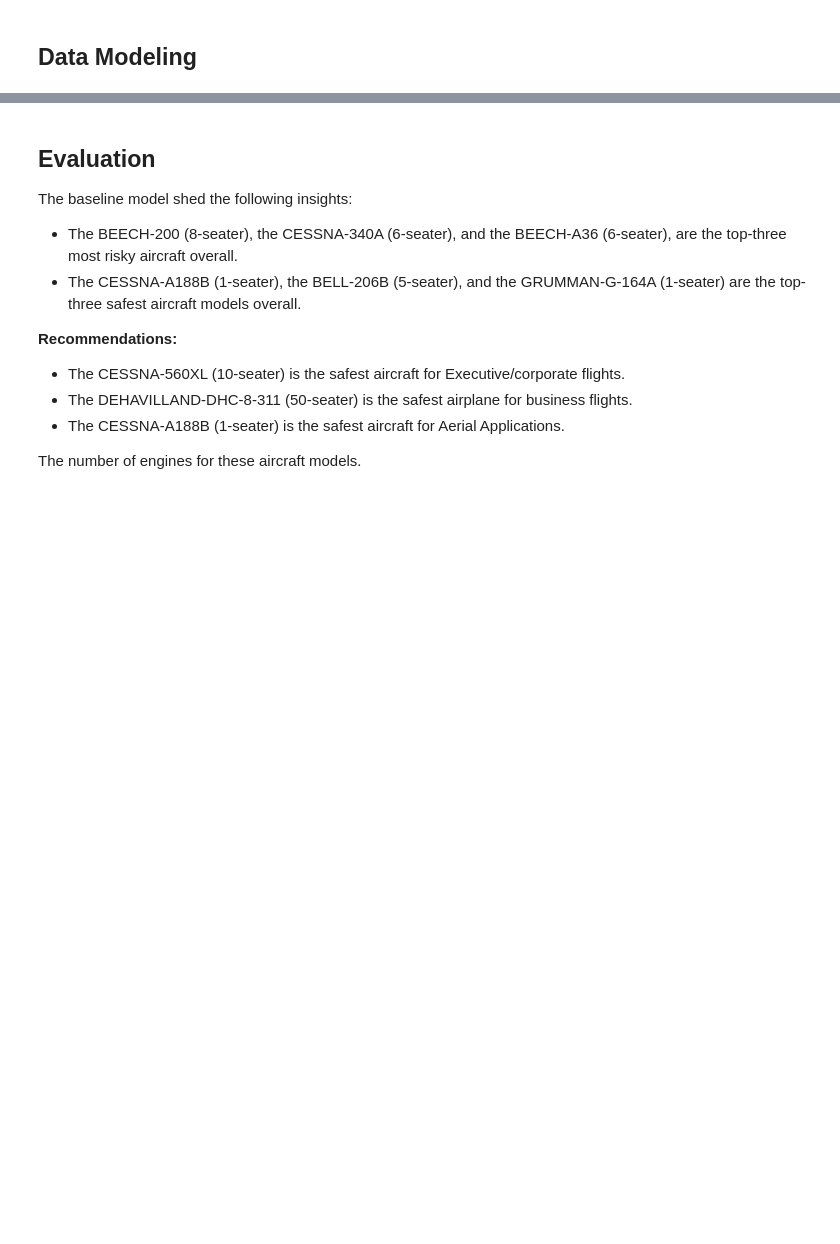
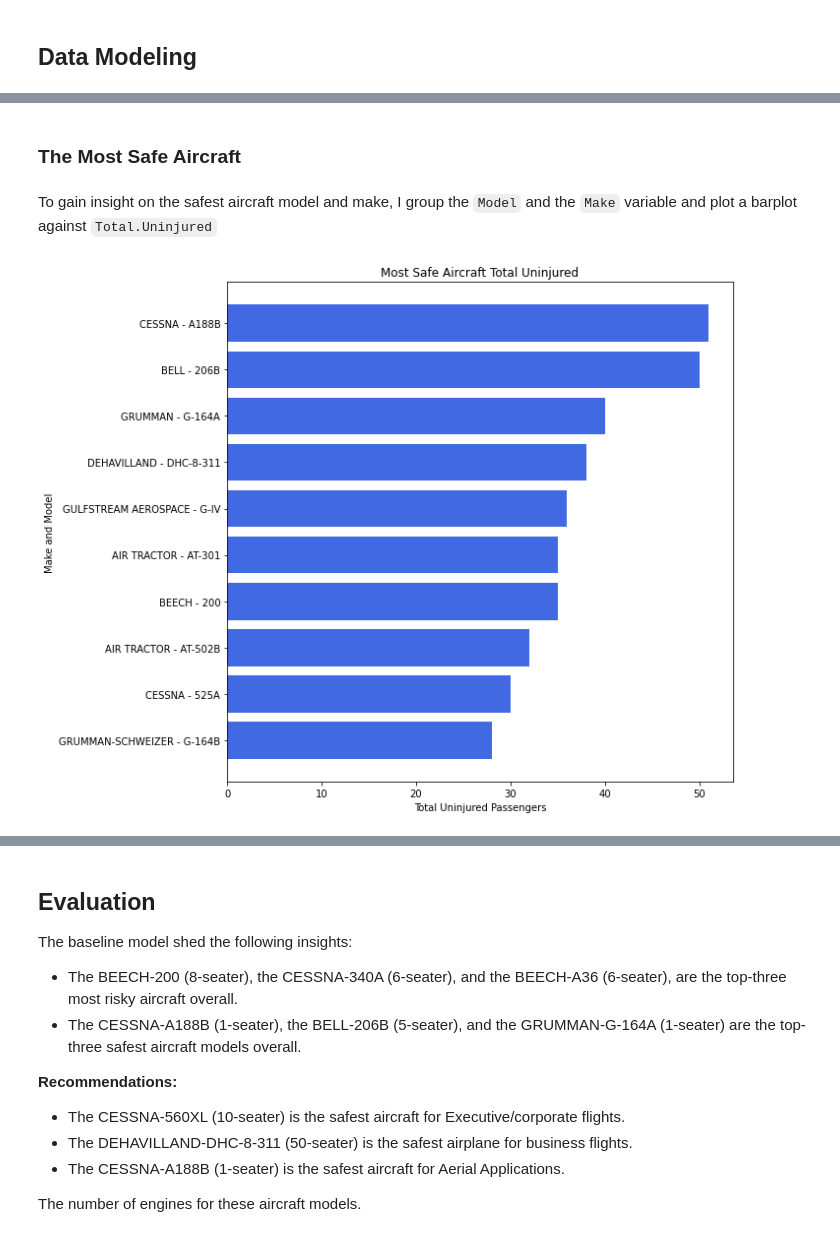
Before and after one commit to mwakad/Data-Driven-Decision-Support-for-Aircraft-Procurement, a Jupyter notebook: index.ipynb, the cells around one changed output, grey strips where cells are left out. Cells and saved outputs as stored; diff of their text form; code cells hidden in the pictures; blank space fills up the shorter version.

```diff
--- a/index.ipynb
+++ b/index.ipynb
@@ -85,0 +588,29 @@ Plots generated successfully!
+# %% [markdown]
+### The Most Safe Aircraft
+# %% [markdown]
+To gain insight on the safest aircraft model and make, I group the `Model` and the `Make` variable and plot a barplot against `Total.Uninjured`
+# %%
+# Group by 'Make' and 'Model', and sum 'Total.Uninjured'
+uninjured_by_make_model = df_clean.groupby(['Make', 'Model'])['Total.Uninjured'].sum().sort_values(ascending=False).head(10)
+
+# Create a list of the Make and Model labels for the y-axis
+make_model_labels = [f"{make} - {model}" for make, model in uninjured_by_make_model.index]
+
+# Plot a horizontal bar plot using Matplotlib
+fig, ax = plt.subplots(figsize=(10, 8))
+
+# Reverse the order in which bars are plotted to descending
+ax.barh(make_model_labels[::-1], uninjured_by_make_model.values[::-1], color='royalblue')
+
+# Set and customize the plot's Title, X and Y labels
+ax.set_title('Most Safe Aircraft Total Uninjured')
+ax.set_xlabel('Total Uninjured Passengers')
+ax.set_ylabel('Make and Model')
+
+fig.tight_layout()
+
+# Save the plot to the image folder
+plt.savefig("./images/most-safe-aircraft.png", dpi=300, facecolor='white')
+plt.show()
+# %% [output]
+[figure, added]
```
Also changed, not shown: parts of 80 cells of this notebook, 3 other files.
